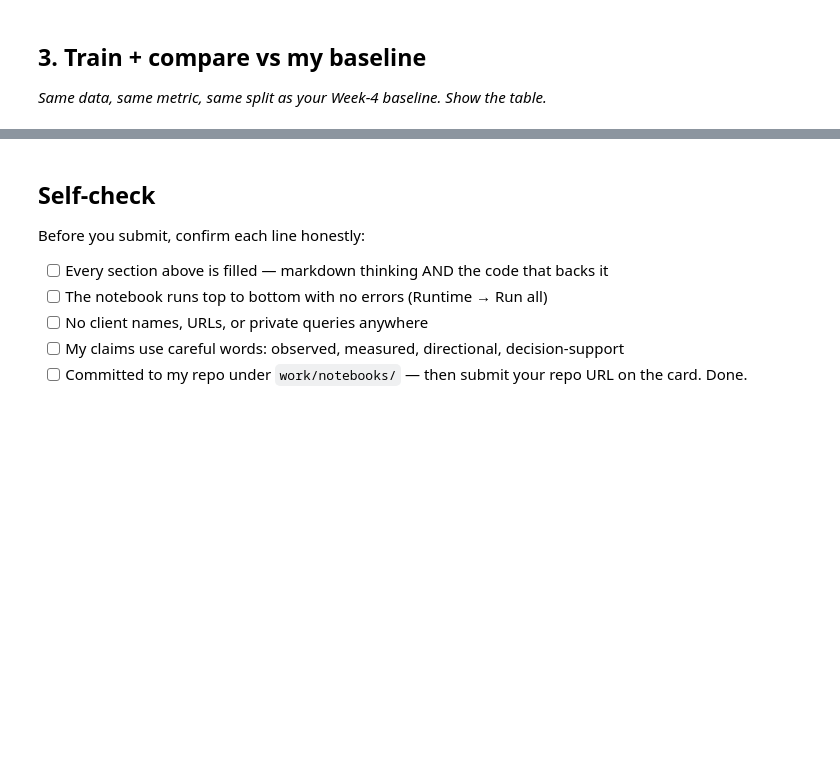
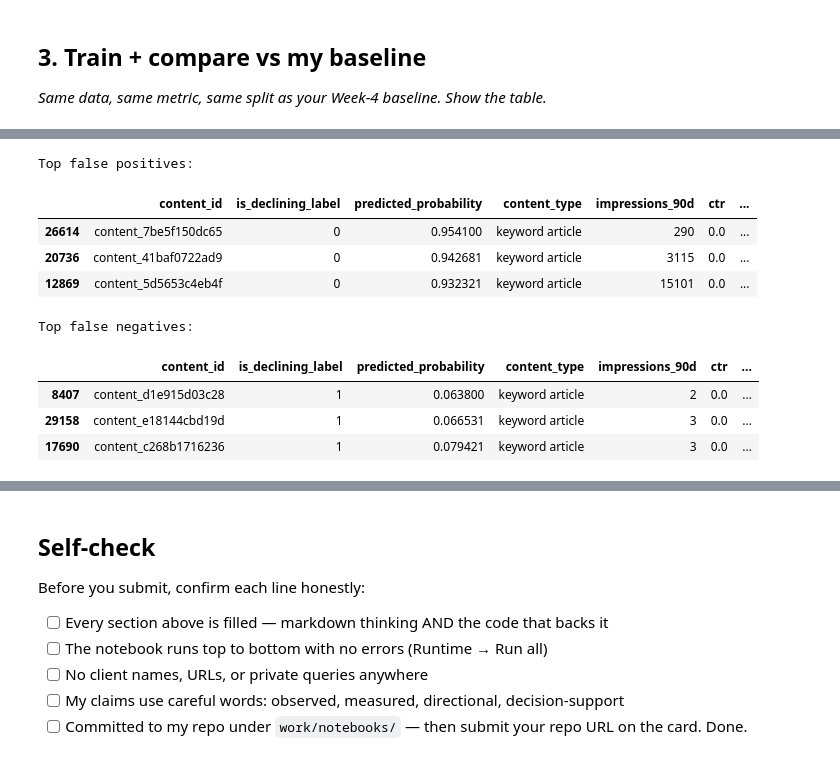
Before and after one commit to samana-gillani/flyrank-ml-internship, a Jupyter notebook: work/notebooks/w05_model.ipynb, the cells around one changed output, grey strips where cells are left out. Drawn from its saved outputs; the diff is of its cells as text; code cells hidden in the pictures; blank space fills up the shorter version.

```diff
--- a/work/notebooks/w05_model.ipynb
+++ b/work/notebooks/w05_model.ipynb
@@ -36,0 +223,8 @@ This skeleton is yours to fill. Work the sections **in order** — each one has
+# %%
+# Predicted probability of the declining class
+model_scores = logistic_model.predict_proba(X_test)[:, 1]
+
+print("Generated scores:", len(model_scores))
+print("Minimum score:", model_scores.min())
+print("Maximum score:", model_scores.max())
+print("Mean score:", model_scores.mean())
@@ -36,0 +380,55 @@ This skeleton is yours to fill. Work the sections **in order** — each one has
+# %%
+# Show the most confident false positives and false negatives
+
+false_positives = (
+    error_df[error_df["error_type"] == "false_positive"]
+    .sort_values("predicted_probability", ascending=False)
+)
+
+false_negatives = (
+    error_df[error_df["error_type"] == "false_negative"]
+    .sort_values("predicted_probability", ascending=True)
+)
+
+print("Top false positives:")
+display(
+    false_positives[
+        [
+            "content_id",
+            "is_declining_label",
+            "predicted_probability",
+            "content_type",
+            "impressions_90d",
+            "ctr",
+            "avg_position",
+            "content_age_days",
+        ]
+    ].head(3)
+)
+
+print("\nTop false negatives:")
+display(
+    false_negatives[
+        [
+            "content_id",
+            "is_declining_label",
+            "predicted_probability",
+            "content_type",
+            "impressions_90d",
+            "ctr",
+            "avg_position",
+            "content_age_days",
+        ]
+    ].head(3)
+)
+# %% [output]
+Top false positives:
+|  | content_id | is_declining_label | predicted_probability | content_type | impressions_90d | ctr | ... |
+| 26614 | content_7be5f150dc65 | 0 | 0.954100 | keyword article | 290 | 0.0 | ... |
+| 20736 | content_41baf0722ad9 | 0 | 0.942681 | keyword article | 3115 | 0.0 | ... |
+| 12869 | content_5d5653c4eb4f | 0 | 0.932321 | keyword article | 15101 | 0.0 | ... |
+Top false negatives:
+|  | content_id | is_declining_label | predicted_probability | content_type | impressions_90d | ctr | ... |
+| 8407 | content_d1e915d03c28 | 1 | 0.063800 | keyword article | 2 | 0.0 | ... |
+| 29158 | content_e18144cbd19d | 1 | 0.066531 | keyword article | 3 | 0.0 | ... |
+| 17690 | content_c268b1716236 | 1 | 0.079421 | keyword article | 3 | 0.0 | ... |
```
Also changed, not shown: parts of 26 cells of this notebook.
